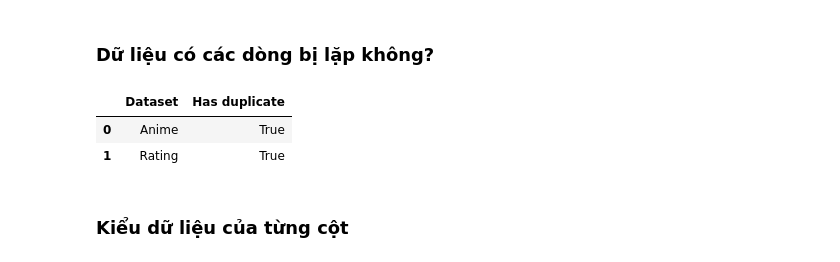
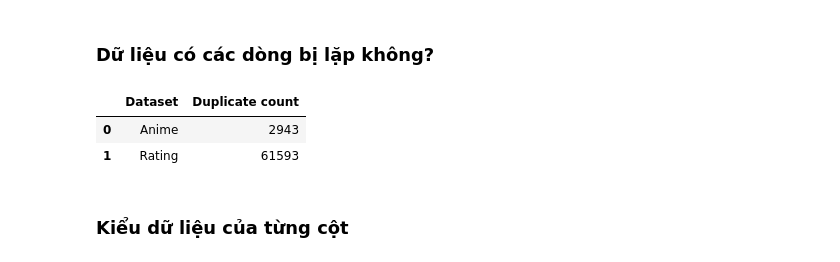
Before and after one commit to phineasla-hcmus/3.1-DS-Final, a Jupyter notebook: P4DS_FinalProject.ipynb, the cells around one changed output. Saved outputs shown, nothing was run; the diff lists cells and outputs as text; code cells hidden in the pictures.

Commit message:
Count duplicate instead of boolean only

```diff
--- a/P4DS_FinalProject.ipynb
+++ b/P4DS_FinalProject.ipynb
@@ -225,16 +225,16 @@ Có vẻ như mỗi dòng trong các tập không có gì bất ổn.
 # %% [markdown]
 ### Dữ liệu có các dòng bị lặp không?
 # %%
-anime_has_dup_rows = anime_df.duplicated().any()
-rating_has_dup_rows = rating_df.duplicated().any()
+anime_has_dup_rows = np.sum(anime_df.duplicated())
+rating_has_dup_rows = np.sum(rating_df.duplicated())
 
 pd.DataFrame({'Dataset': ['Anime', 'Rating'],
-             'Has duplicate': [anime_has_dup_rows,
+             'Duplicate count': [anime_has_dup_rows,
              rating_has_dup_rows]})
 # %% [output]
-|  | Dataset | Has duplicate |
-| 0 | Anime | True |
-| 1 | Rating | True |
+|  | Dataset | Duplicate count |
+| 0 | Anime | 2943 |
+| 1 | Rating | 61593 |
 # %% [markdown]
 ### Kiểu dữ liệu của từng cột
 # %% [markdown]
```
